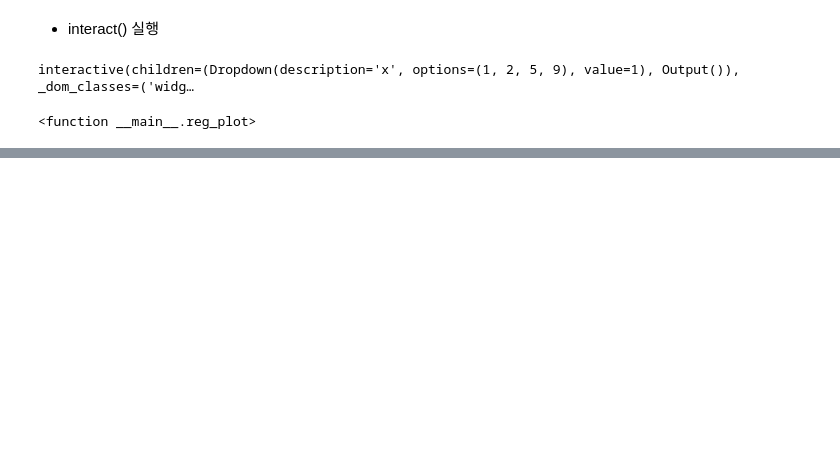
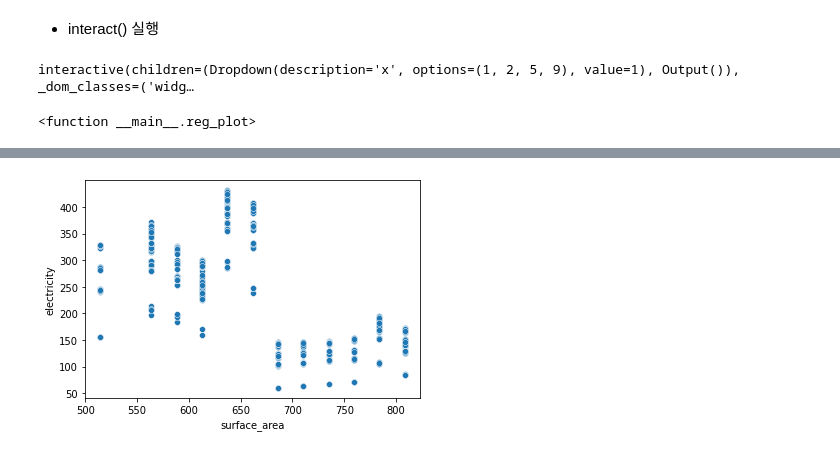
Before and after one commit to winterconnect/Machine_Learning, a Jupyter notebook: Python_Machine_Learning/code/Model_Validation.ipynb, the cells around one changed output, grey strips where cells are left out. Cells and saved outputs as stored; diff of their text form; code cells hidden in the pictures; blank space fills up the shorter version.

```diff
--- a/Python_Machine_Learning/code/Model_Validation.ipynb
+++ b/Python_Machine_Learning/code/Model_Validation.ipynb
@@ -139,0 +414,7 @@ interactive(children=(Dropdown(description='x', options=(1, 2, 5, 9), value=1),
+# %%
+from sklearn.model_selection import train_test_split
+
+TR_Elec, TE_Elec = train_test_split(Elec, test_size = 0.2, random_state = 2045)
+
+# 데이터프레임을 두개로 나눔(TR_Elec , TE_Elec)
+# split은 랜덤하게 되므로 random_state 값을 줌 (실험의 복원)
@@ -139,0 +494,5 @@ interactive(children=(Dropdown(description='x', options=(1, 2, 5, 9), value=1),
+# %%
+sns.scatterplot(TR_Elec['surface_area'] , TR_Elec['electricity'])
+plt.show()
+# %% [output]
+[figure, added]
```
Also changed, not shown: parts of 97 cells of this notebook.
